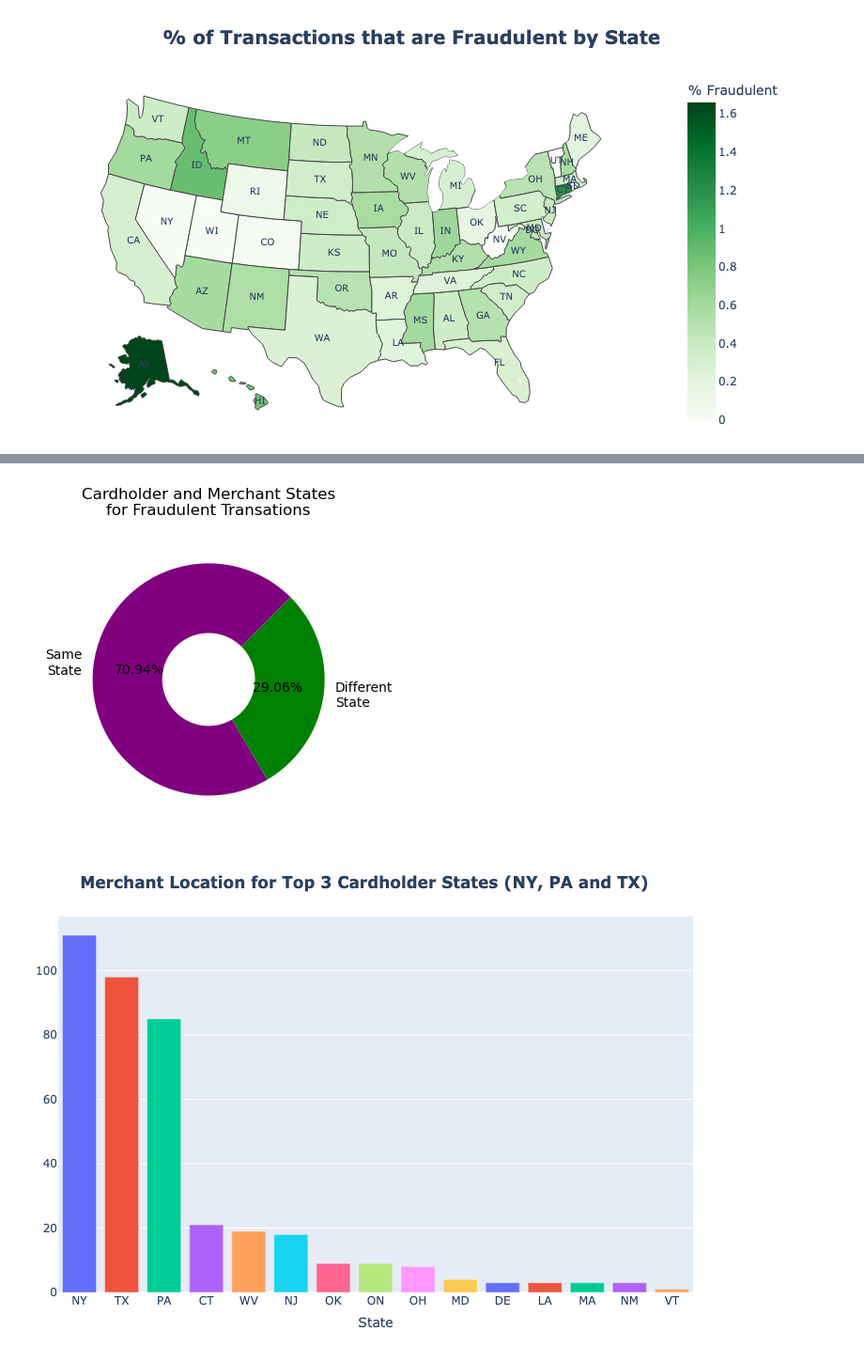
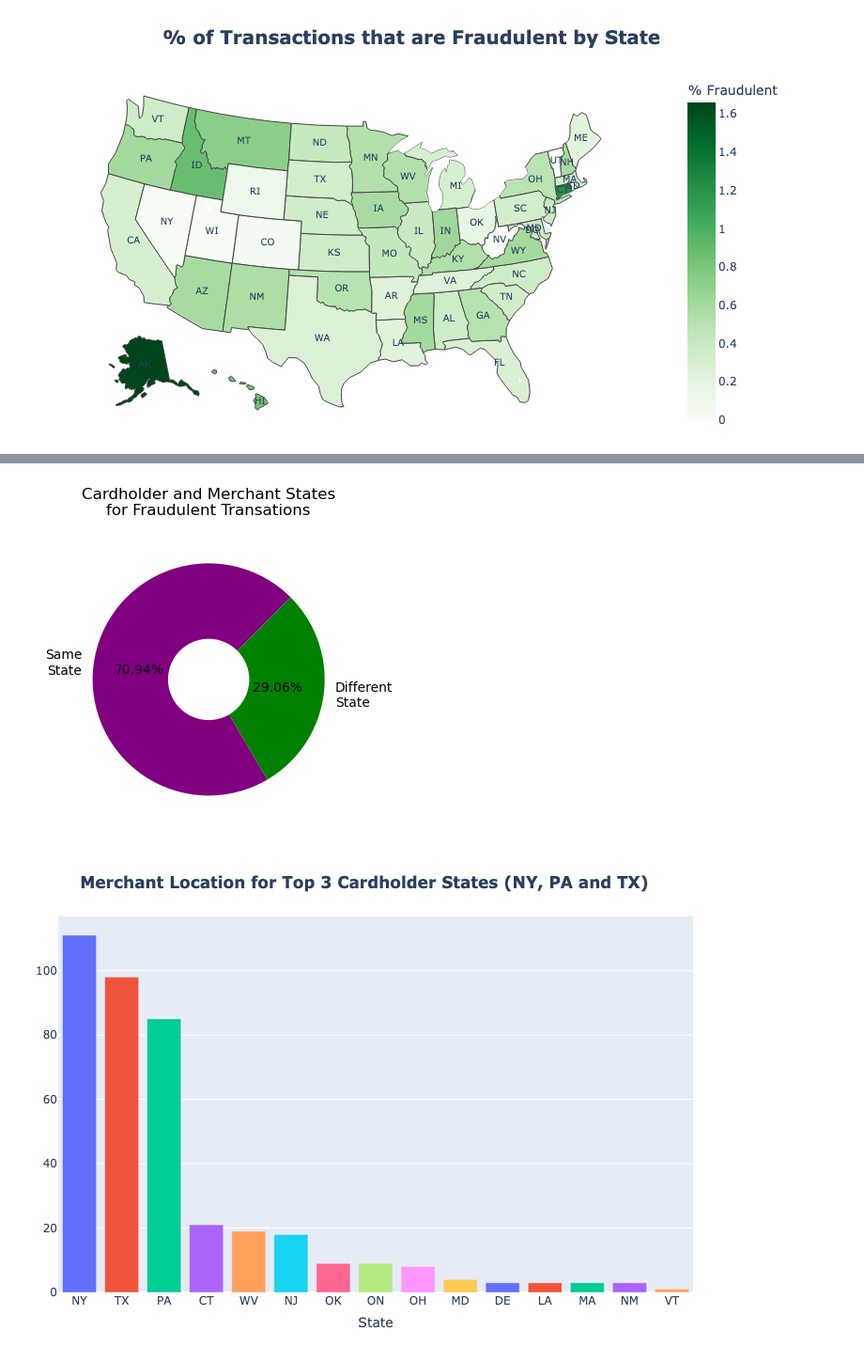
Before and after one commit to Mohammed-a-ali01/Project-1, a Jupyter notebook: locanalysis.ipynb, the cells around one changed output, grey strips where cells are left out. Shown at 94% size. Drawn from its saved outputs; the diff is of its cells as text; code cells hidden in the pictures.

```diff
--- a/locanalysis.ipynb
+++ b/locanalysis.ipynb
@@ -203,20 +239,20 @@ for index,row in clean_fraud_merchant_df.iterrows():
 # %%
 # Calculate the amount of fraud transactions with same state and different state.
 isStateSame = clean_fraud_merchant_df["isStateSame"].value_counts()
 
 # Create a donut chart
 plt.figure(figsize=(4, 4))
 plt.pie(isStateSame, labels=["Same\nState","Different\nState"], autopct='%1.2f%%', startangle=45, colors=["purple", "green"])
 plt.axis('equal')
-centre_circle = plt.Circle((0,0),0.40,fc='white')
+centre_circle = plt.Circle((0,0),0.35,fc='white')
 fig = plt.gcf()
 fig.gca().add_artist(centre_circle)
 plt.title("Cardholder and Merchant States\nfor Fraudulent Transations")
 plt.tight_layout()
 plt.savefig("Images/daniel-5.png")
 plt.show()
 # %% [output]
-[figure, old version]
+[figure, new version]
 # %%
 # Create a Data Frame with the top three cardholder States and their amount fraudulent transactions
 top = clean_fraud_merchant_df.groupby("state")["trans_num"].nunique().reset_index()
```
Also changed, not shown: parts of 2 cells of this notebook, 2 other files.
